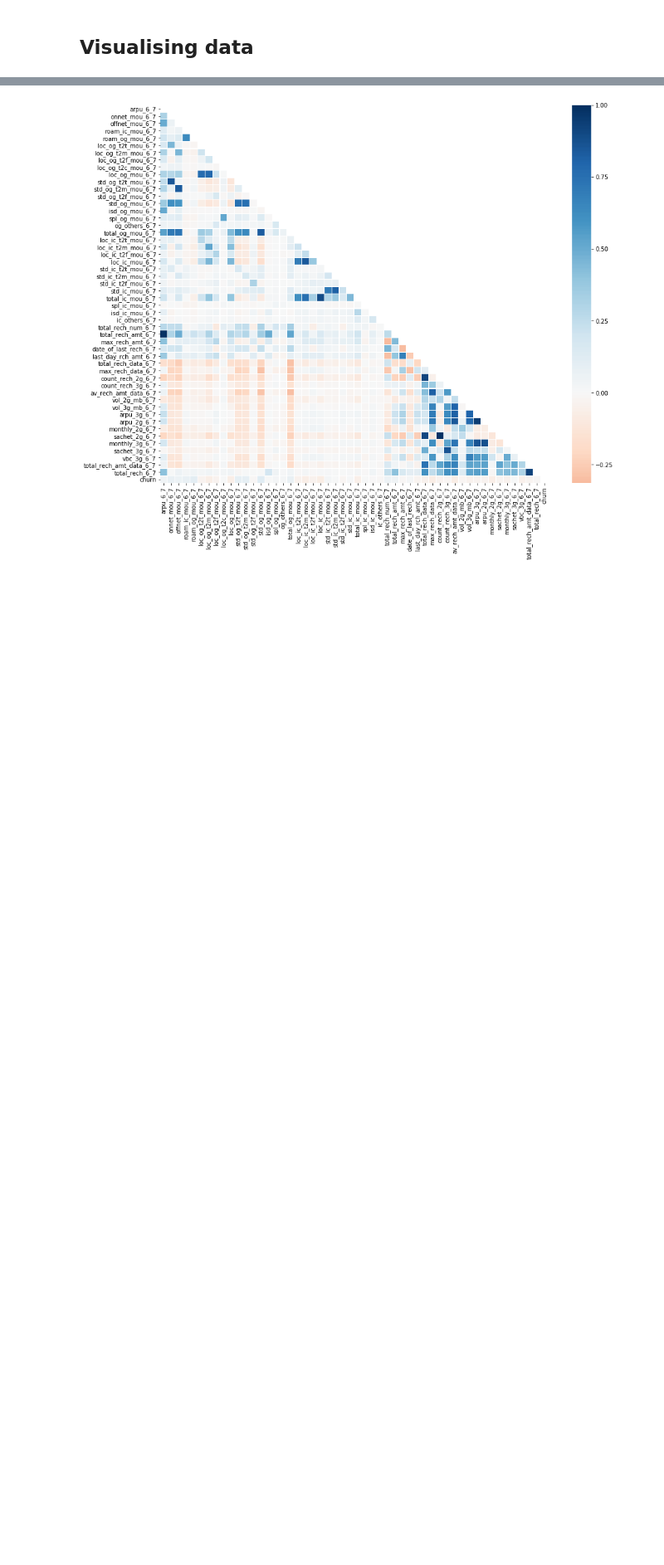
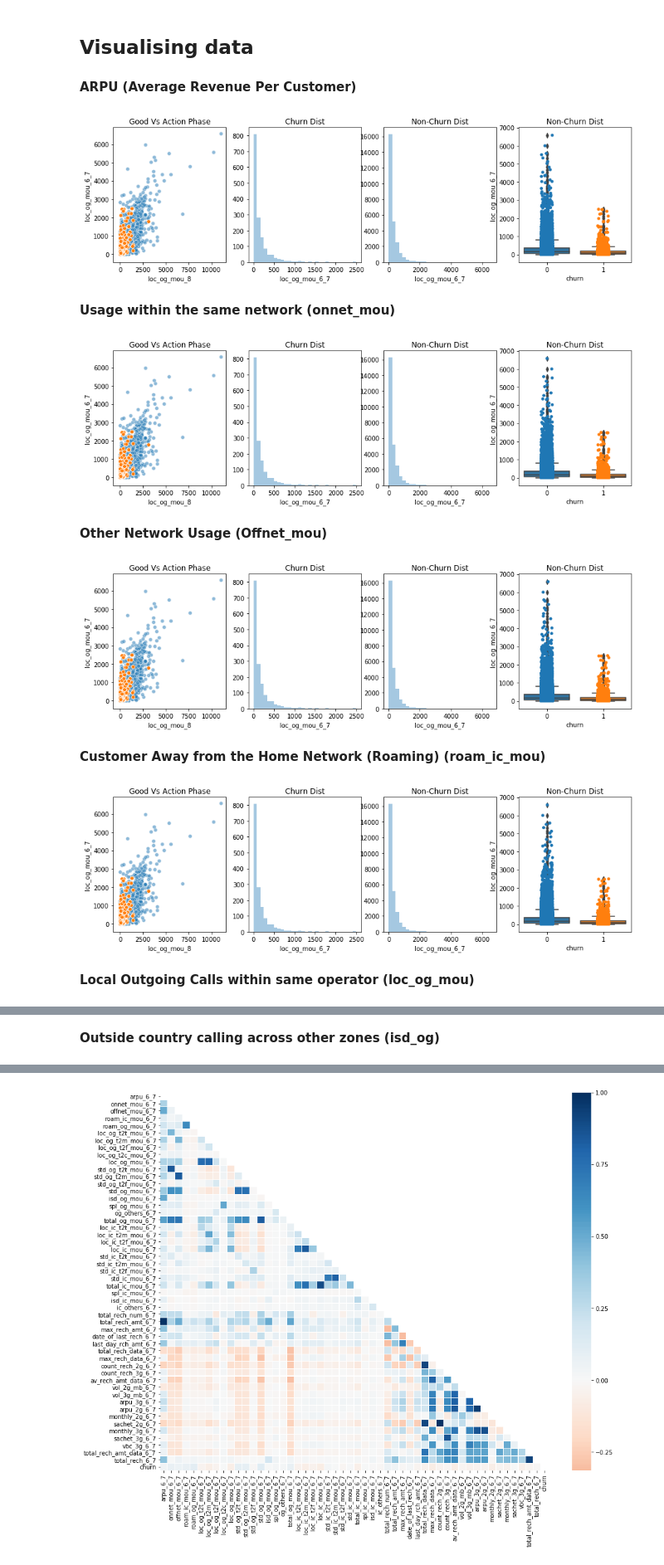
Before and after one commit to ppawar88/DSProject, a Jupyter notebook: Telecom Churn/Telecom Churn .ipynb, the cells around one changed output, grey strips where cells are left out. Shown at 83% size. Drawn from its saved outputs; the diff is of its cells as text; code cells hidden in the pictures; blank space fills up the shorter version.

Commit message:
Telecom Churn

```diff
--- a/Telecom Churn/Telecom Churn .ipynb
+++ b/Telecom Churn/Telecom Churn .ipynb
@@ -394,2 +461,49 @@ See the caveats in the documentation: http://pandas.pydata.org/pandas-docs/stabl
 # %% [markdown]
 ## Visualising data
+# %%
+def PlotDestribution(data, feature1, featre2, message):
+    customprint('**' + message + '**')
+    plt.figure(figsize=(15,4))
+    plt.subplot(1,4,1)
+    sns.scatterplot(data=hvCust[hvCust['churn'] == 0], y='loc_og_mou_6_7', x='loc_og_mou_8' , alpha= 0.5 )
+    sns.scatterplot(data=hvCust[hvCust['churn'] == 1], y='loc_og_mou_6_7', x='loc_og_mou_8' ,  alpha= 1 )
+    plt.title('Good Vs Action Phase')
+
+    plt.subplot(1,4,2)
+    sns.distplot(hvCust[hvCust['churn']==1]['loc_og_mou_6_7'], bins = 30, kde = False)
+    plt.title('Churn Dist')
+
+    plt.subplot(1,4,3)
+    sns.distplot(hvCust[hvCust['churn']==0]['loc_og_mou_6_7'], bins = 30, kde = False)
+    plt.title('Non-Churn Dist')
+
+    plt.subplot(1,4,4)
+    sns.boxplot(x='churn', y='loc_og_mou_6_7', data=hvCust)
+    sns.stripplot(x='churn', y='loc_og_mou_6_7', data=hvCust, jitter=True)
+    plt.title('Non-Churn Dist')
+    plt.show()
+# %%
+PlotDestribution(hvCust, 'arpu_6_7', 'arpu_8', 'ARPU (Average Revenue Per Customer)')
+PlotDestribution(hvCust, 'onnet_mou_6_7','onnet_mou_8', 'Usage within the same network (onnet_mou)')
+PlotDestribution(hvCust, 'offnet_mou_6_7','offnet_mou_8', 'Other Network Usage (Offnet_mou)')
+PlotDestribution(hvCust, 'roam_ic_mou_6_7','roam_ic_mou_8', 'Customer Away from the Home Network (Roaming) (roam_ic_mou)')
+PlotDestribution(hvCust, 'loc_og_mou_6_7','loc_og_mou_8', 'Local Outgoing Calls within same operator (loc_og_mou)')
+PlotDestribution(hvCust, 'isd_og_mou_6_7','isd_og_mou_8', 'Outside country calling across other zones (isd_og)')
+PlotDestribution(hvCust, 'total_og_mou_6_7','total_og_mou_8', 'Total Outgoing Calls (total_og_mou)')
+PlotDestribution(hvCust, 'total_ic_mou_6_7','total_ic_mou_8', 'Total Incoming Calls (total_ic_mou)')
+PlotDestribution(hvCust, 'total_rech_num_6_7','total_rech_num_8', 'Total Number of recharges done by the customer (total_rechnum)')
+PlotDestribution(hvCust, 'total_rech_6_7','total_rech_8', 'Total amount of recharges done by the customer (total_rech)')
+PlotDestribution(hvCust, 'total_rech_amt_data_6_7','total_rech_amt_data_8', 'Total amount of data recharges done by the customer (total_rech_amt_data)')
+PlotDestribution(hvCust, 'vol_2g_mb_6_7','vol_2g_mb_8', '2G data usage in MB (vol_2g_mb)')
+PlotDestribution(hvCust, 'vol_3g_mb_6_7','vol_3g_mb_8', '3G data usage in MB (vol_3g_mb)')
+PlotDestribution(hvCust, 'vbc_3g_6_7','vbc_3g_8', 'Volume Base cost (vbc_3g)')
+# %% [output]
+**ARPU (Average Revenue Per Customer)**
+[figure, added]
+**Usage within the same network (onnet_mou)**
+[figure, added]
+**Other Network Usage (Offnet_mou)**
+[figure, added]
+**Customer Away from the Home Network (Roaming) (roam_ic_mou)**
+[figure, added]
+**Local Outgoing Calls within same operator (loc_og_mou)**
@@ -395,0 +511 @@ See the caveats in the documentation: http://pandas.pydata.org/pandas-docs/stabl
+**Outside country calling across other zones (isd_og)**
```
Also changed, not shown: parts of 121 cells of this notebook.
